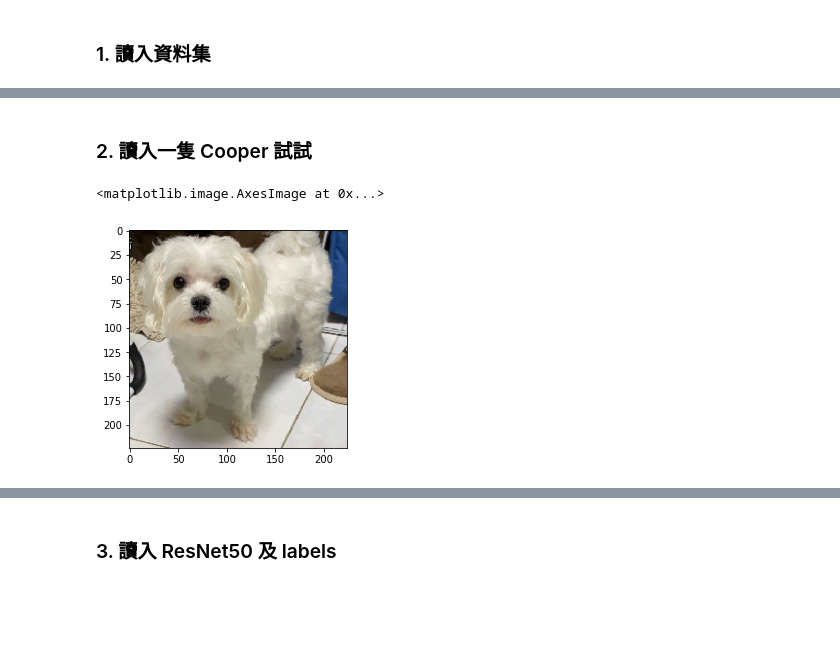
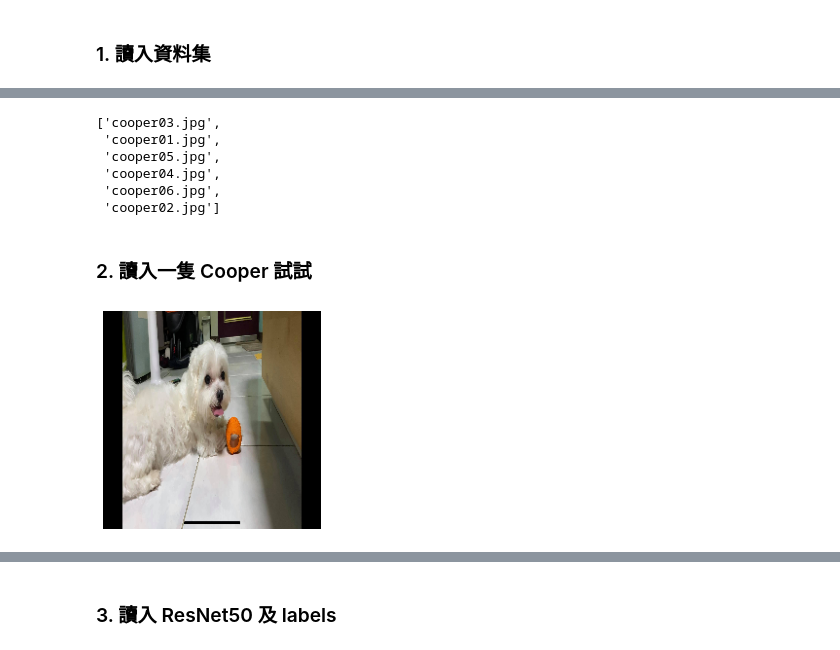
Before and after one commit to yenlung/Python-AI-Book, a Jupyter notebook: 冒險17_Cooper_真的是馬爾濟斯嗎？使用名門_CNN_幫助辨識！.ipynb, the cells around one changed output, grey strips where cells are left out. Saved outputs shown, nothing was run; the diff lists cells and outputs as text; code cells hidden in the pictures; blank space fills up the shorter version.

```diff
--- a/冒險17_Cooper_真的是馬爾濟斯嗎？使用名門_CNN_幫助辨識！.ipynb
+++ b/冒險17_Cooper_真的是馬爾濟斯嗎？使用名門_CNN_幫助辨識！.ipynb
@@ -44,8 +43,24 @@ cooper = [f"cooper0{i}.jpg" for i in range(1, 7)]
+# %%
+os.listdir('/content/Cooper')
+# %% [output]
+['cooper03.jpg',
+ 'cooper01.jpg',
+ 'cooper05.jpg',
+ 'cooper04.jpg',
+ 'cooper06.jpg',
+ 'cooper02.jpg']
+# %%
+base_dir = '/content/'
+cooper_dir = 'Cooper/'
+thedir = base_dir + cooper_dir
+
+cooper = os.listdir(thedir)
 # %% [markdown]
 ### 2. 讀入一隻 Cooper 試試
 # %%
-img = load_img(cooper[2], target_size = (224, 224))
-plt.imshow(img)
+img = load_img(thedir + cooper[2], target_size = (224, 224))
+img_arr = np.array(img)
+plt.axis('off')
+plt.imshow(img_arr);
 # %% [output]
-<matplotlib.image.AxesImage at 0x...>
-[figure, old version]
+[figure, new version]
```
Also changed, not shown: parts of 18 cells of this notebook.
